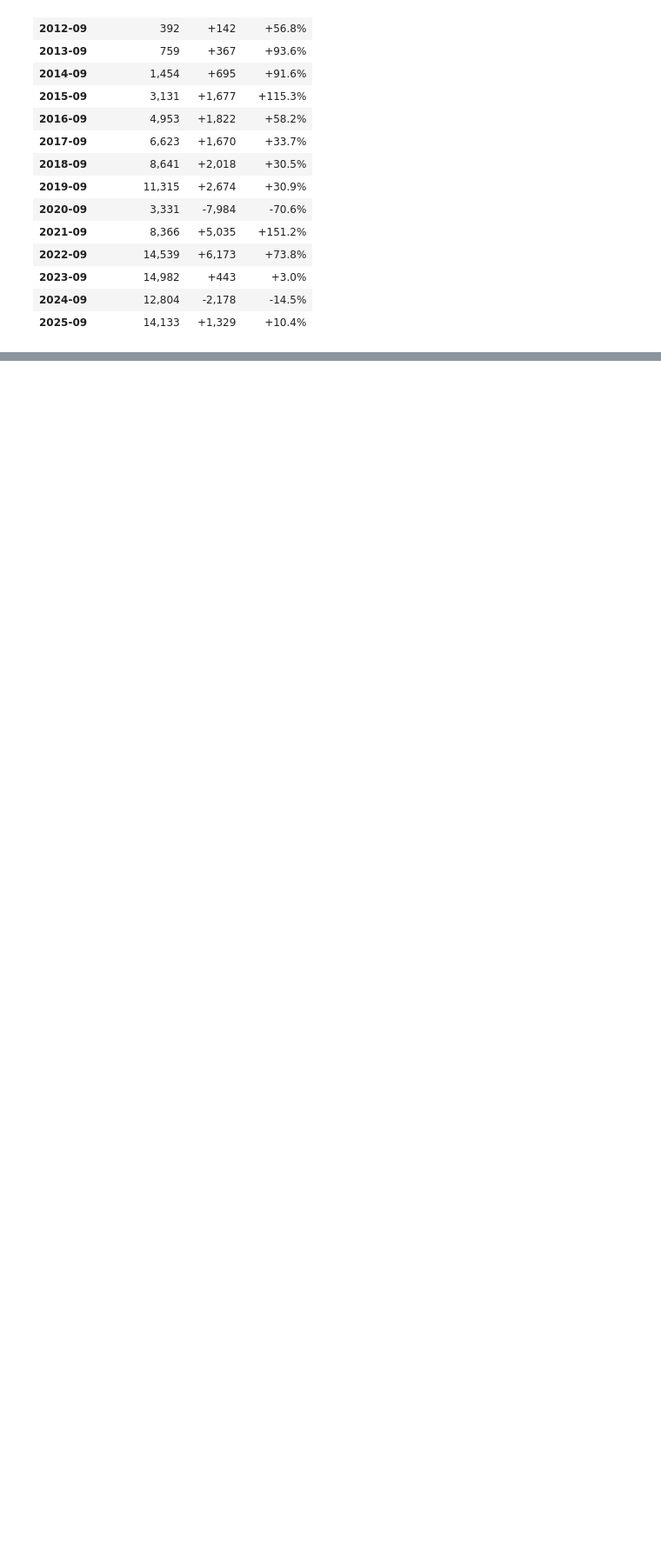
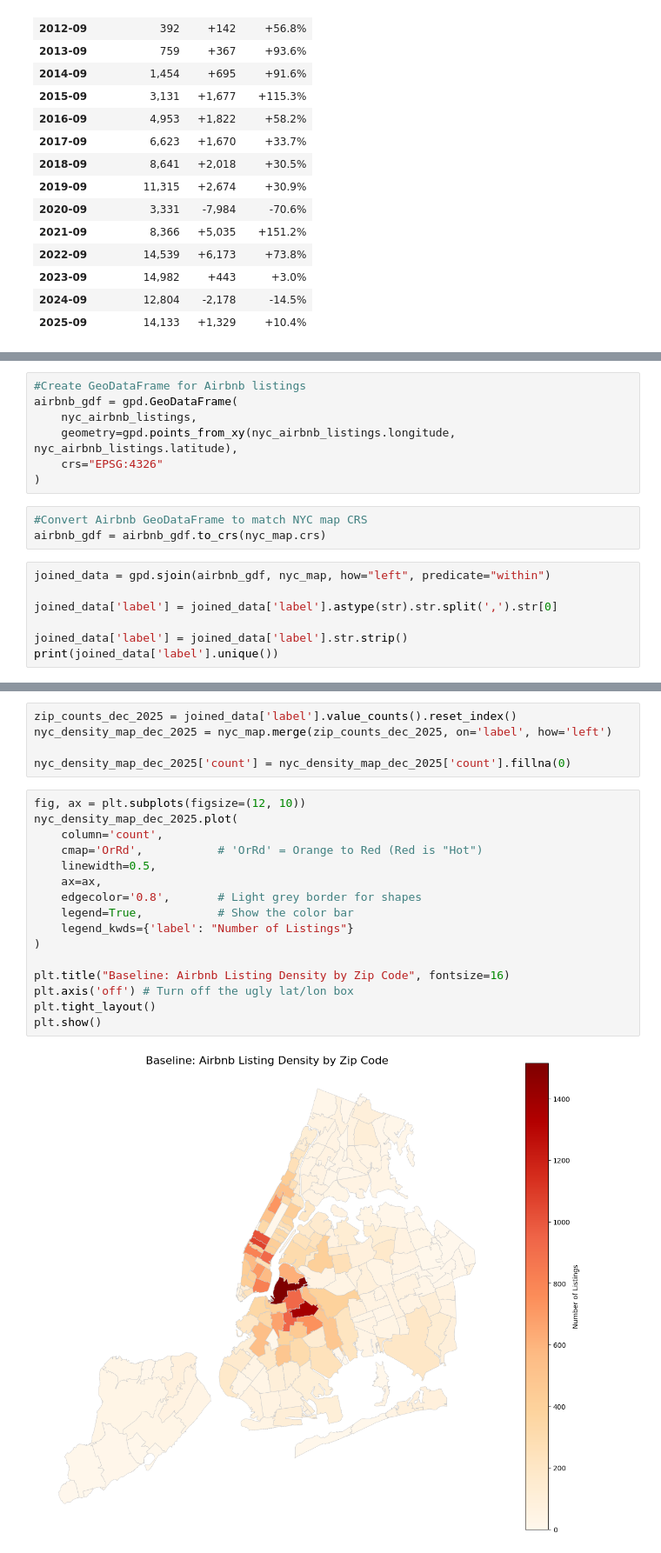
Before and after one commit to JScheble/NYC_AirBnb_Affects, a Jupyter notebook: airbnb_db_init.ipynb, the cells around one changed output, grey strips where cells are left out. Shown: that part at 87% size. Cells and saved outputs as stored; diff of their text form; blank space fills up the shorter version.

```diff
--- a/airbnb_db_init.ipynb
+++ b/airbnb_db_init.ipynb
@@ -184,0 +206,17 @@ DataSourceError: Unable to open nyc_zip_shapefile.shx or nyc_zip_shapefile.SHX.
+# %%
+#Create GeoDataFrame for Airbnb listings
+airbnb_gdf = gpd.GeoDataFrame(
+    nyc_airbnb_listings,
+    geometry=gpd.points_from_xy(nyc_airbnb_listings.longitude, nyc_airbnb_listings.latitude),
+    crs="EPSG:4326"
+)
+# %%
+#Convert Airbnb GeoDataFrame to match NYC map CRS
+airbnb_gdf = airbnb_gdf.to_crs(nyc_map.crs)
+# %%
+joined_data = gpd.sjoin(airbnb_gdf, nyc_map, how="left", predicate="within")
+
+joined_data['label'] = joined_data['label'].astype(str).str.split(',').str[0]
+
+joined_data['label'] = joined_data['label'].str.strip()
+print(joined_data['label'].unique())
@@ -184,0 +253,23 @@ DataSourceError: Unable to open nyc_zip_shapefile.shx or nyc_zip_shapefile.SHX.
+# %%
+zip_counts_dec_2025 = joined_data['label'].value_counts().reset_index()
+nyc_density_map_dec_2025 = nyc_map.merge(zip_counts_dec_2025, on='label', how='left')
+
+nyc_density_map_dec_2025['count'] = nyc_density_map_dec_2025['count'].fillna(0)
+# %%
+fig, ax = plt.subplots(figsize=(12, 10))
+nyc_density_map_dec_2025.plot(
+    column='count',
+    cmap='OrRd',           # 'OrRd' = Orange to Red (Red is "Hot")
+    linewidth=0.5,
+    ax=ax,
+    edgecolor='0.8',       # Light grey border for shapes
+    legend=True,           # Show the color bar
+    legend_kwds={'label': "Number of Listings"}
+)
+
+plt.title("Baseline: Airbnb Listing Density by Zip Code", fontsize=16)
+plt.axis('off') # Turn off the ugly lat/lon box
+plt.tight_layout()
+plt.show()
+# %% [output]
+[figure, added]
```
Also changed, not shown: parts of 9 cells of this notebook.
